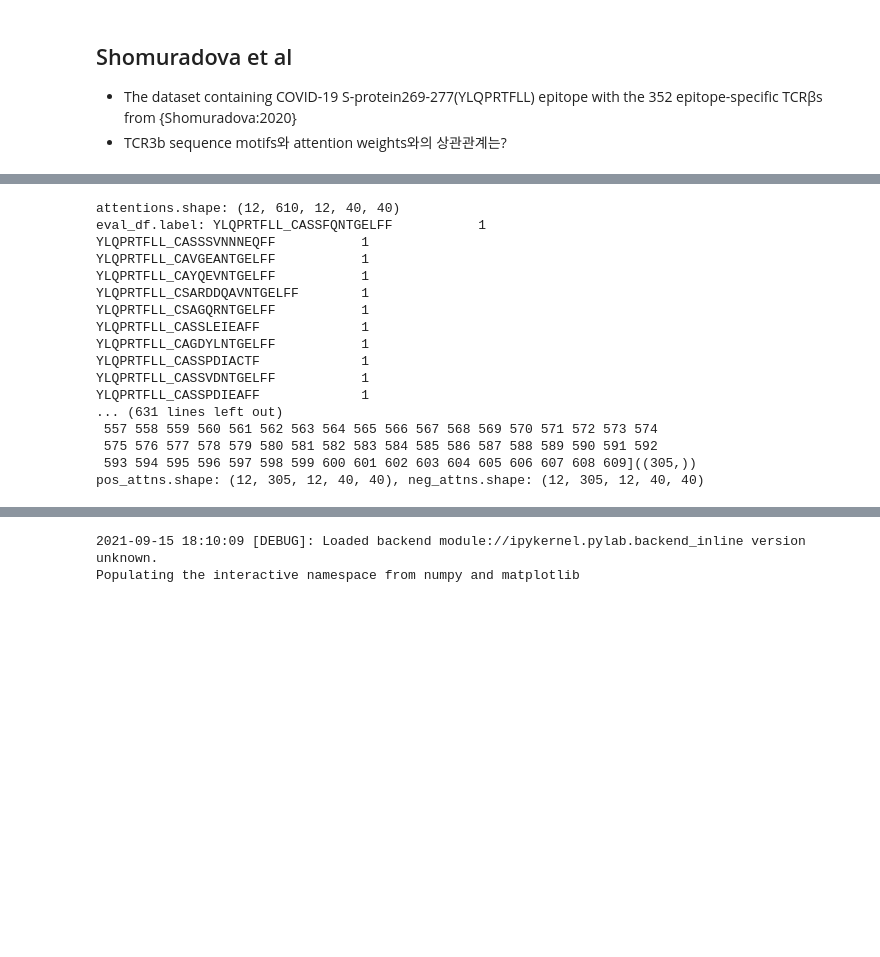
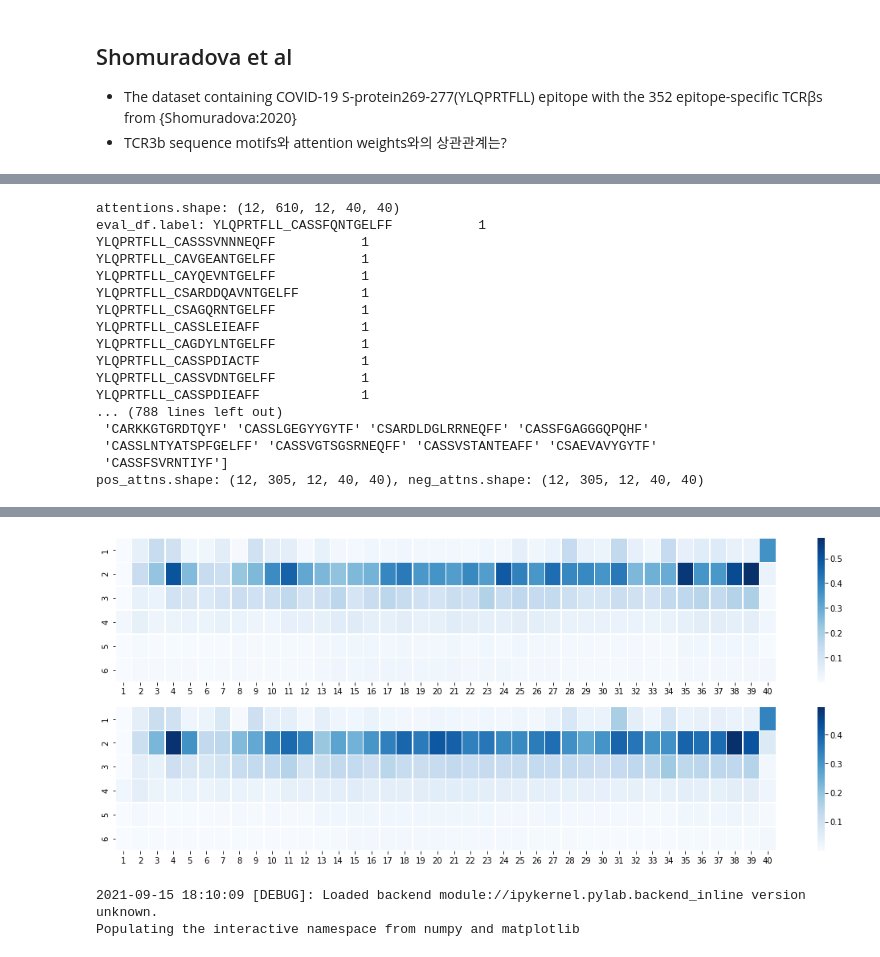
Before and after one commit to luseedbio/TCRBert, a Jupyter notebook: notebook/attention_analysis.ipynb, the cells around one changed output, grey strips where cells are left out. Cells and saved outputs as stored; diff of their text form; code cells hidden in the pictures; blank space fills up the shorter version.

```diff
--- a/notebook/attention_analysis.ipynb
+++ b/notebook/attention_analysis.ipynb
@@ -196,20 +215,22 @@ max_len = eval_ds.max_len
 
 eval_df = eval_ds.df_enc
 
-attentions = np.zeros((n_layers, n_data, n_heads, max_len, max_len))
+attentions = eval_recoder.result_map['attentions']
+# attentions.shape: (n_layers, n_data, n_heads, max_len, max_len)
 print('attentions.shape: %s' % str(attentions.shape))
 
-for li, layer_attns in enumerate(eval_recoder.result_map['attentions']):
-    # (n_data, n_heads, max_len, max_len)
-    attentions[li] = layer_attns.numpy()
-
-print('eval_df.label: %s' % eval_df[CN.label])
+# print('eval_df.label: %s' % eval_df[CN.label])
 pos_indices = np.where(eval_df[CN.label] == 1)[0]
 neg_indices = np.where(eval_df[CN.label] == 0)[0]
 
 print('pos_indices: %s(%s)' % (pos_indices, str(pos_indices.shape)))
 print('neg_indices: %s(%s)' % (neg_indices, str(neg_indices.shape)))
 
+pos_cdr3b = eval_df[CN.cdr3b].values[pos_indices]
+neg_cdr3b = eval_df[CN.cdr3b].values[neg_indices]
+
+
+print('pos_cdr3b: %s, neg_cdr3b: %s' % (pos_cdr3b, neg_cdr3b))
 pos_attns = attentions[:, pos_indices]
 neg_attns = attentions[:, neg_indices]
 
@@ -227,8 +248,37 @@ YLQPRTFLL_CAGDYLNTGELFF           1
 YLQPRTFLL_CASSPDIACTF             1
 YLQPRTFLL_CASSVDNTGELFF           1
 YLQPRTFLL_CASSPDIEAFF             1
-... (631 lines left out)
- 557 558 559 560 561 562 563 564 565 566 567 568 569 570 571 572 573 574
- 575 576 577 578 579 580 581 582 583 584 585 586 587 588 589 590 591 592
- 593 594 595 596 597 598 599 600 601 602 603 604 605 606 607 608 609]((305,))
+... (788 lines left out)
+ 'CARKKGTGRDTQYF' 'CASSLGEGYYGYTF' 'CSARDLDGLRRNEQFF' 'CASSFGAGGGQPQHF'
+ 'CASSLNTYATSPFGELFF' 'CASSVGTSGSRNEQFF' 'CASSVSTANTEAFF' 'CSAEVAVYGYTF'
+ 'CASSFSVRNTIYF']
 pos_attns.shape: (12, 305, 12, 40, 40), neg_attns.shape: (12, 305, 12, 40, 40)
+# %%
+%pylab inline
+
+import matplotlib.pyplot as plt
+import seaborn as sns
+
+
+def show_attentions(pos_attns=None, neg_attns=None):
+    fig, axes = plt.subplots(nrows=2, ncols=1)
+    fig.set_figwidth(15)
+    fig.set_figheight(6)
+    plt.tight_layout(h_pad=1)
+
+    # pos_attns[-6:].shape
+    sub_pos_attns = np.median(pos_attns[-6:, :, :, :, 0], axis=(1, 2))
+    sub_neg_attns = np.median(neg_attns[-6:, :, :, :, 0], axis=(1, 2))
+
+    # display(sub_pos_attns)
+
+    g = sns.heatmap(sub_pos_attns, ax=axes[0], linewidths=.4, cmap='Blues')
+    g.set_xticklabels(range(1, 41))
+    g.set_yticklabels(range(1, 7))
+
+    g = sns.heatmap(sub_neg_attns, ax=axes[1], linewidths=.4, cmap='Blues')
+    g.set_xticklabels(range(1, 41))
+    g.set_yticklabels(range(1, 7))
+
+show_attentions(pos_attns=pos_attns, neg_attns=neg_attns)
+# %% [output]
@@ -235,3 +293,4 @@ pos_attns.shape: (12, 305, 12, 40, 40), neg_attns.shape: (12, 305, 12, 40, 40)
+[figure, added]
 # %%
 %pylab inline
 
```
Also changed, not shown: parts of 4 cells of this notebook, 1 other file.
